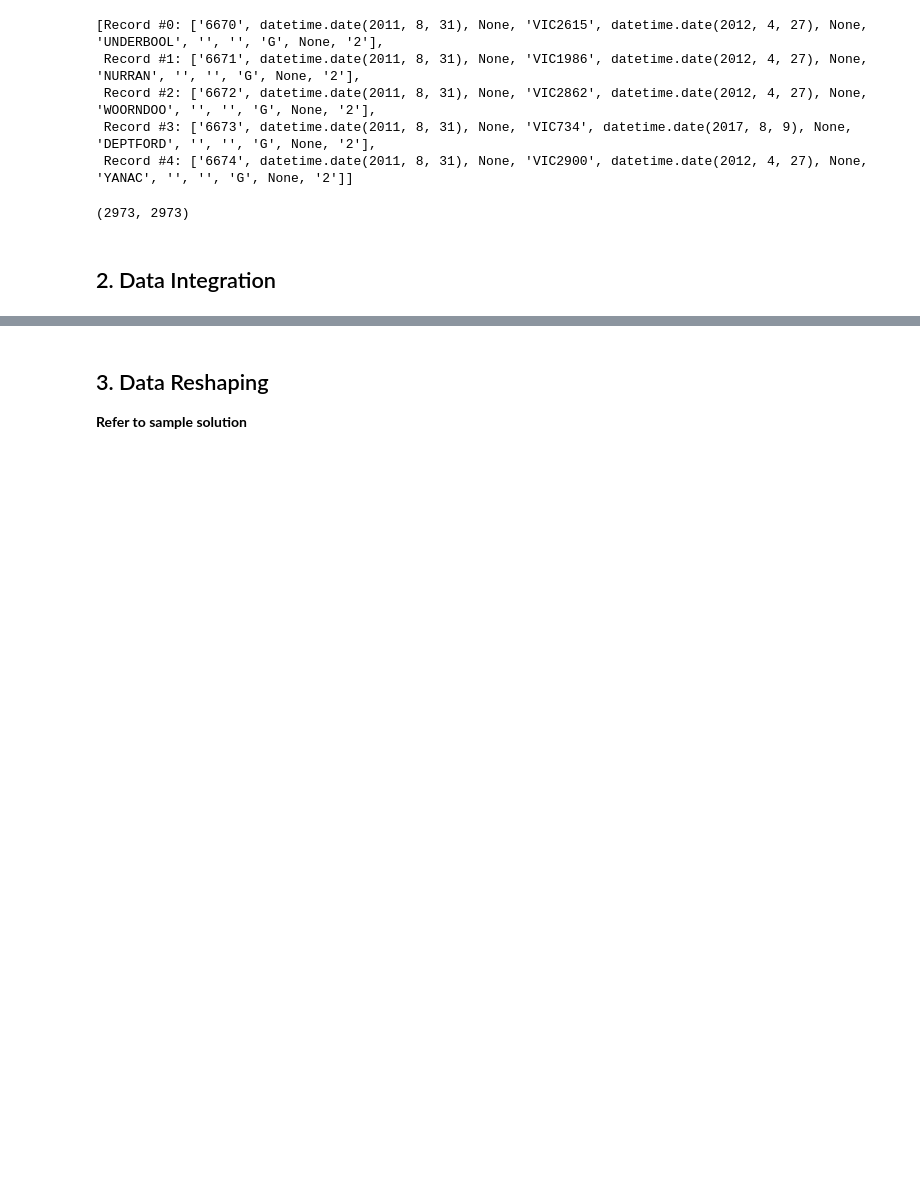
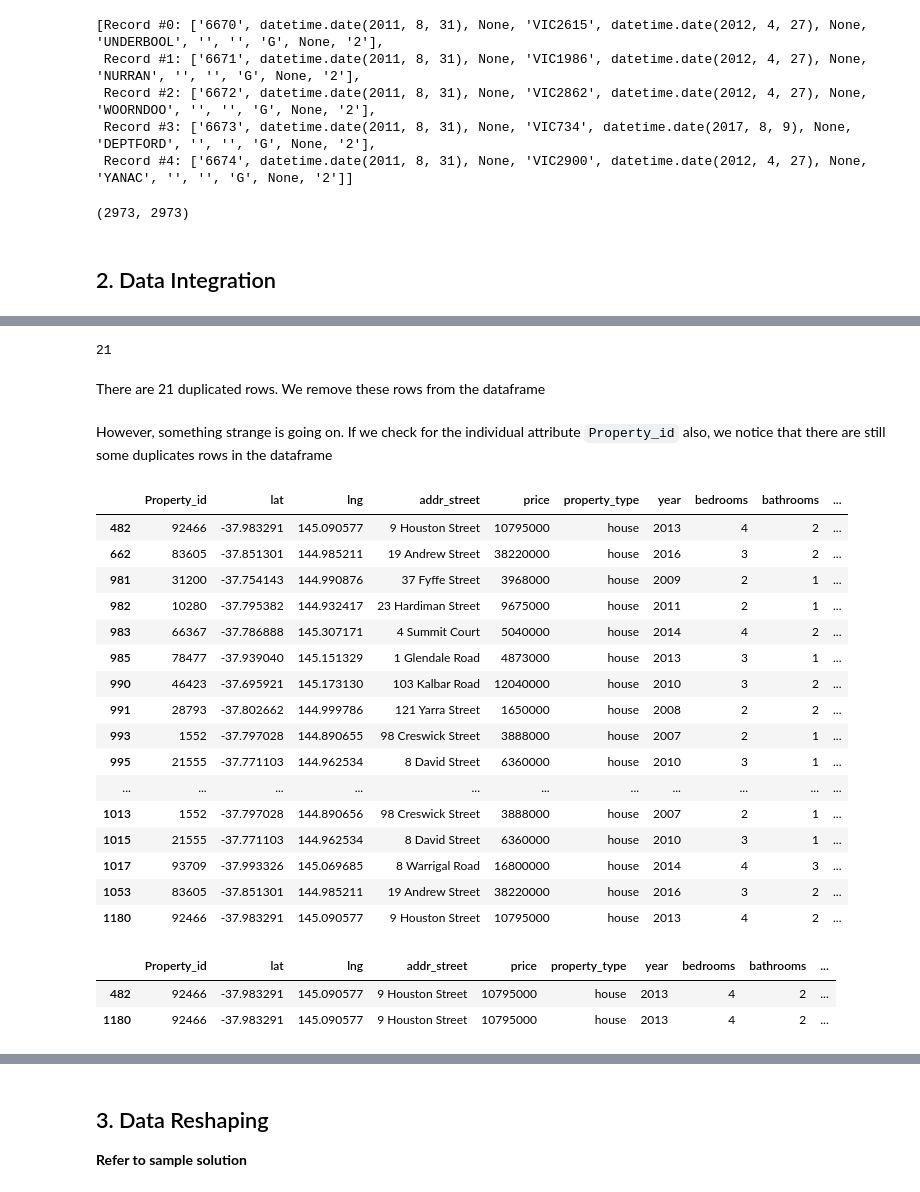
Before and after one commit to DanielTranDS/VictoriaHousing-DataIntegration-DataReshaping, a Jupyter notebook: DataIntegrationReshaping_Codes.ipynb, the cells around one changed output, grey strips where cells are left out. Saved outputs shown, nothing was run; the diff lists cells and outputs as text; code cells hidden in the pictures; blank space fills up the shorter version.

Commit message:
Implement codes for Data Integration

```diff
--- a/DataIntegrationReshaping_Codes.ipynb
+++ b/DataIntegrationReshaping_Codes.ipynb
@@ -552,0 +566,3 @@ len(recs),len(shapes)
+# %%
+real_state_json=real_state_json.rename(columns={'property_id':'Property_id'})
+real_state_json.head()
@@ -552,0 +578,3 @@ len(recs),len(shapes)
+# %%
+real_state=pd.concat([real_state_xml,real_state_json],ignore_index=True)
+real_state
@@ -552,0 +595,39 @@ len(recs),len(shapes)
+# %%
+#Check for duplicates
+len(real_state[real_state.duplicated()==True])
+# %% [output]
+21
+# %% [markdown]
+There are 21 duplicated rows. We remove these rows from the dataframe
+# %%
+real_state=real_state[real_state.duplicated()==False]
+# %% [markdown]
+However, something strange is going on. If we check for the individual attribute `Property_id` also, we notice that there are still some duplicates rows in the dataframe
+# %%
+property_duplicate=real_state[real_state['Property_id'].duplicated(keep=False)==True]
+property_duplicate
+# %% [output]
+|  | Property_id | lat | lng | addr_street | price | property_type | year | bedrooms | bathrooms | ... |
+| 482 | 92466 | -37.983291 | 145.090577 | 9 Houston Street | 10795000 | house | 2013 | 4 | 2 | ... |
+| 662 | 83605 | -37.851301 | 144.985211 | 19 Andrew Street | 38220000 | house | 2016 | 3 | 2 | ... |
+| 981 | 31200 | -37.754143 | 144.990876 | 37 Fyffe Street | 3968000 | house | 2009 | 2 | 1 | ... |
+| 982 | 10280 | -37.795382 | 144.932417 | 23 Hardiman Street | 9675000 | house | 2011 | 2 | 1 | ... |
+| 983 | 66367 | -37.786888 | 145.307171 | 4 Summit Court | 5040000 | house | 2014 | 4 | 2 | ... |
+| 985 | 78477 | -37.939040 | 145.151329 | 1 Glendale Road | 4873000 | house | 2013 | 3 | 1 | ... |
+| 990 | 46423 | -37.695921 | 145.173130 | 103 Kalbar Road | 12040000 | house | 2010 | 3 | 2 | ... |
+| 991 | 28793 | -37.802662 | 144.999786 | 121 Yarra Street | 1650000 | house | 2008 | 2 | 2 | ... |
+| 993 | 1552 | -37.797028 | 144.890655 | 98 Creswick Street | 3888000 | house | 2007 | 2 | 1 | ... |
+| 995 | 21555 | -37.771103 | 144.962534 | 8 David Street | 6360000 | house | 2010 | 3 | 1 | ... |
+| ... | ... | ... | ... | ... | ... | ... | ... | ... | ... | ... |
+| 1013 | 1552 | -37.797028 | 144.890656 | 98 Creswick Street | 3888000 | house | 2007 | 2 | 1 | ... |
+| 1015 | 21555 | -37.771103 | 144.962534 | 8 David Street | 6360000 | house | 2010 | 3 | 1 | ... |
+| 1017 | 93709 | -37.993326 | 145.069685 | 8 Warrigal Road | 16800000 | house | 2014 | 4 | 3 | ... |
+| 1053 | 83605 | -37.851301 | 144.985211 | 19 Andrew Street | 38220000 | house | 2016 | 3 | 2 | ... |
+| 1180 | 92466 | -37.983291 | 145.090577 | 9 Houston Street | 10795000 | house | 2013 | 4 | 2 | ... |
+# %%
+#If we examine tuples with the same property_id (for example 92466 here), they are still the same data
+property_duplicate[property_duplicate['Property_id']==92466]
+# %% [output]
+|  | Property_id | lat | lng | addr_street | price | property_type | year | bedrooms | bathrooms | ... |
+| 482 | 92466 | -37.983291 | 145.090577 | 9 Houston Street | 10795000 | house | 2013 | 4 | 2 | ... |
+| 1180 | 92466 | -37.983291 | 145.090577 | 9 Houston Street | 10795000 | house | 2013 | 4 | 2 | ... |
```
Also changed, not shown: parts of 66 cells of this notebook.
